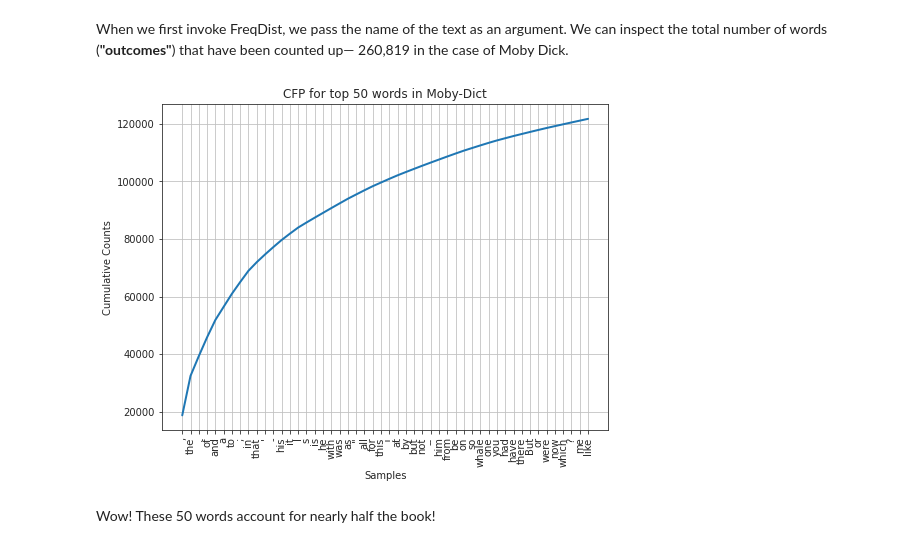
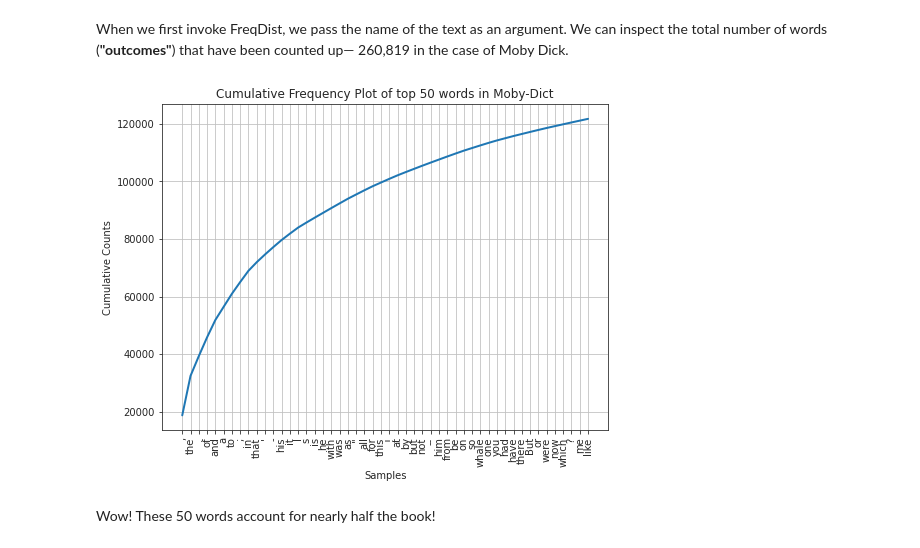
Before and after one commit to Lawrence-Krukrubo/Text-Based-AI, a Jupyter notebook: 1_getting_started_nltk.ipynb, the cells around one changed output. Cells and saved outputs as stored; diff of their text form; code cells hidden in the pictures.

```diff
--- a/1_getting_started_nltk.ipynb
+++ b/1_getting_started_nltk.ipynb
@@ -309,10 +334,10 @@ Only one word, whale, is slightly informative! It occurs over 906 times. The res
 When we first invoke FreqDist, we pass the name of the text as an argument. We can inspect the total number of words (**"outcomes"**) that have been counted up— 260,819 in the case of Moby Dick.
 # %%
 plt.figure(figsize=(8,6))
-plt.title('CFP for top 50 words in Moby-Dict')
+plt.title('Cumulative Frequency Plot of top 50 words in Moby-Dict')
 fdist1.plot(50, cumulative=True)
 # %% [output]
-[figure, old version]
+[figure, new version]
 # %% [markdown]
 Wow! These 50 words account for nearly half the book!
 # %% [markdown]
```
Also changed, not shown: parts of 59 cells of this notebook.
